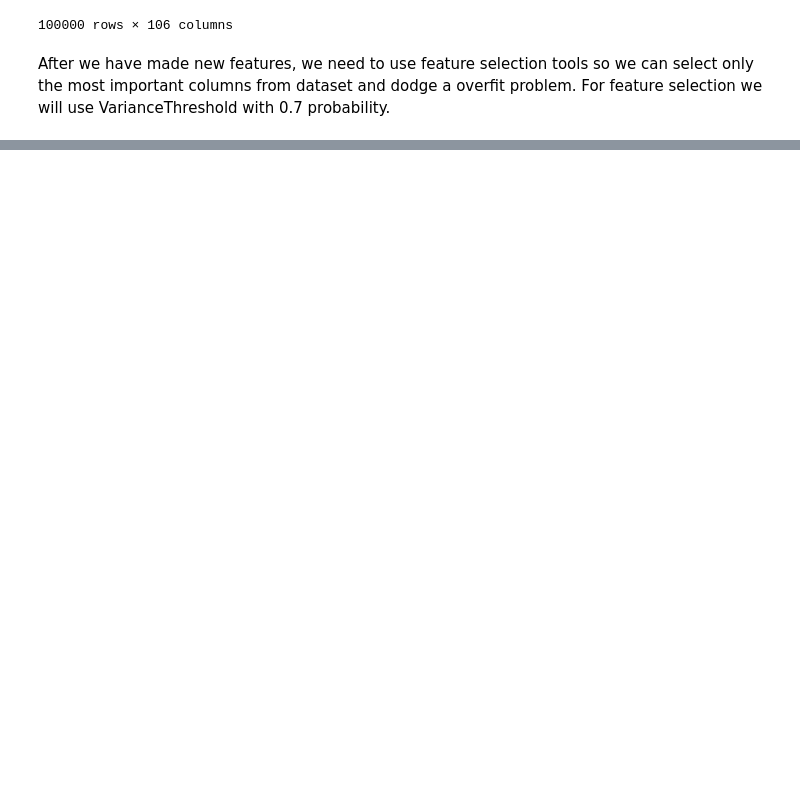
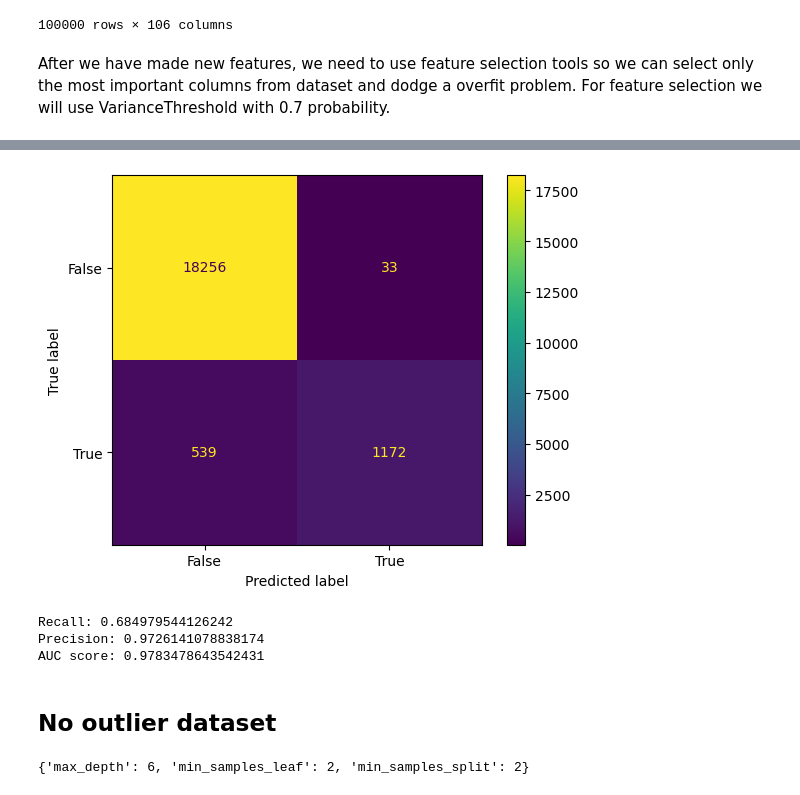
Before and after one commit to NemanjaGojkovic/Diabetes_Prediction, a Jupyter notebook: diabetes_prediction.ipynb, the cells around one changed output, grey strips where cells are left out. Saved outputs shown, nothing was run; the diff lists cells and outputs as text; code cells hidden in the pictures; blank space fills up the shorter version.

```diff
--- a/diabetes_prediction.ipynb
+++ b/diabetes_prediction.ipynb
@@ -313,0 +400,17 @@ Now we have total of 4 datasets that we will going to use: starter set, no outli
+# %%
+model_boost1 = GradientBoostingClassifier(learning_rate=0.2, n_estimators=100).fit(X_train_noout, y_train_noout)
+evaulation(y_test, model_boost1.predict(X_test))
+auc_print(y_test, model_boost1.predict_proba(X_test)[:,1])
+resultsBoost=pd.concat([resultsBoost, resultsDataFrame(y_test,model_tree1.predict(X_test), model_tree1.predict_proba(X_test)[:,1], 'Basic')], axis=1)
+# %% [output]
+[figure, added]
+Recall: 0.684979544126242
+Precision: 0.9726141078838174
+AUC score: 0.9783478643542431
+# %% [markdown]
+## No outlier dataset
+# %%
+gridTree.fit(X_train_noout, y_train_noout)
+print(gridTree.best_params_)
+# %% [output]
+{'max_depth': 6, 'min_samples_leaf': 2, 'min_samples_split': 2}
```
Also changed, not shown: parts of 50 cells of this notebook.
